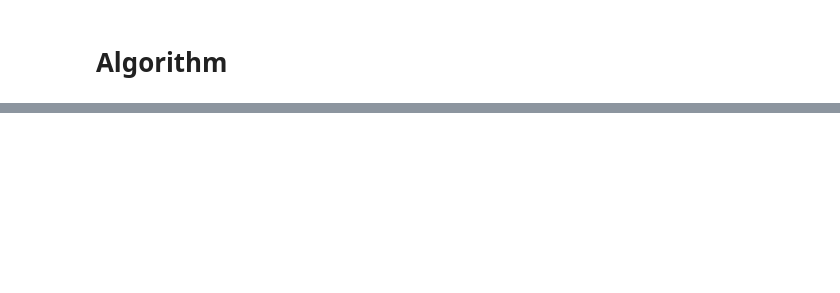
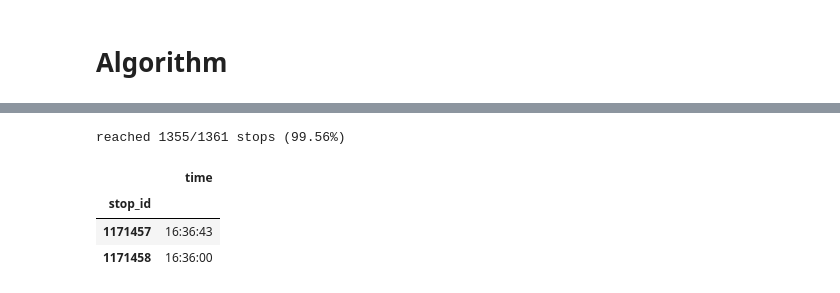
Before and after one commit to mogottsch/mcr-py, a Jupyter notebook: main.ipynb, the cells around one changed output, grey strips where cells are left out. Saved outputs shown, nothing was run; the diff lists cells and outputs as text; code cells hidden in the pictures; blank space fills up the shorter version.

```diff
--- a/main.ipynb
+++ b/main.ipynb
@@ -187,0 +390,4 @@ import sys
+# %%
+for stop_id, nearby_stops_with_time in nearby_stop_with_walking_time_map.items():
+	for nearby_stop_id, walking_time in nearby_stops_with_time.items():
+		assert type(walking_time) == int, f"walking_time is not int: {walking_time}"
@@ -188,6 +396,8 @@ import sys
 # %%
-MAX_TRANSFERS = 5
+MAX_TRANSFERS = 8
 DEFAULT_TRANSFER_TIME = 60 # seconds
 
-start_stop_id = 1240134
-end_stop_id = 1230103
+start_stop_id = 1040409
+end_stop_id = 1361117
+
+start_time = str_time_to_seconds("15:00:00")
@@ -243,0 +510,17 @@ for k in range(1, MAX_TRANSFERS + 1):
+# %%
+reached = {k: v for k, v in tau_best.items() if v < sys.maxsize}
+
+print(f"reached {len(reached)}/{len(tau_best)} stops ({len(reached)/len(tau_best)*100:.2f}%)")
+# %% [output]
+reached 1355/1361 stops (99.56%)
+# %%
+reached = {k: seconds_to_str_time(v) for k, v in reached.items()}
+reached_df = pd.DataFrame.from_dict(reached, orient="index", columns=["time"])
+# %%
+reached_df.index.name = "stop_id"
+reached_df.head(2)
+# %% [output]
+|  | time |
+| stop_id |  |
+| 1171457 | 16:36:43 |
+| 1171458 | 16:36:00 |
```
Also changed, not shown: parts of 39 cells of this notebook, 8 other files.
